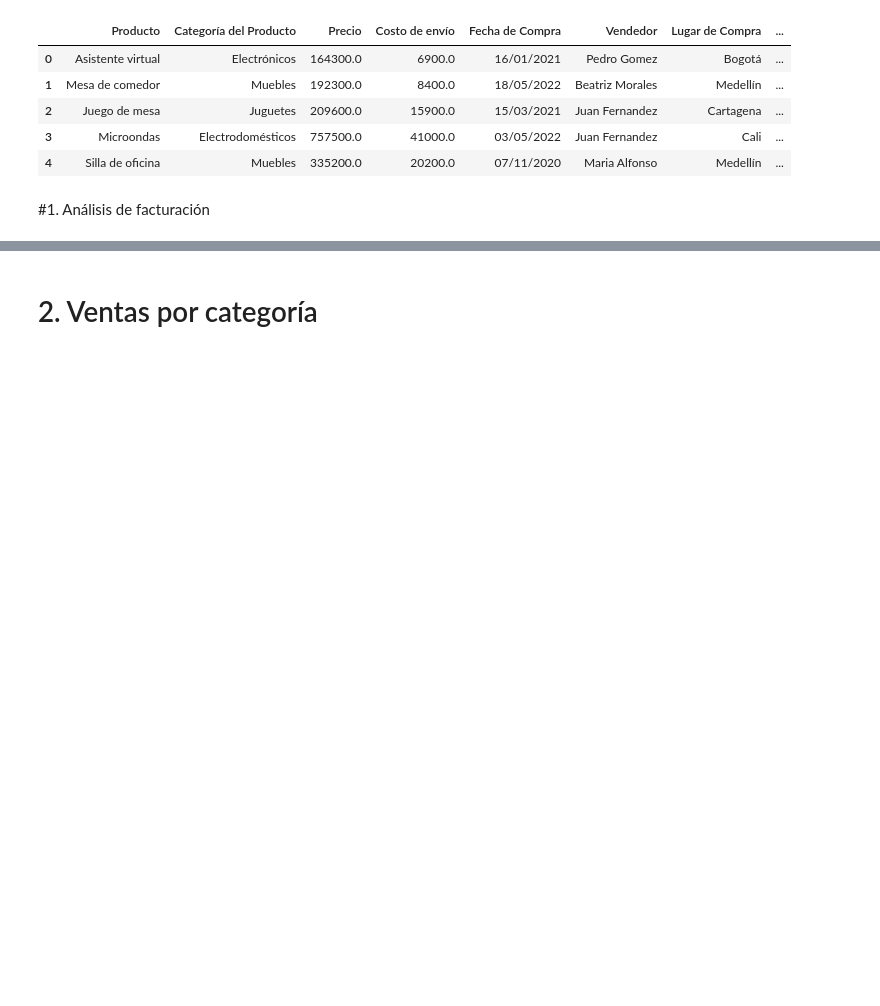
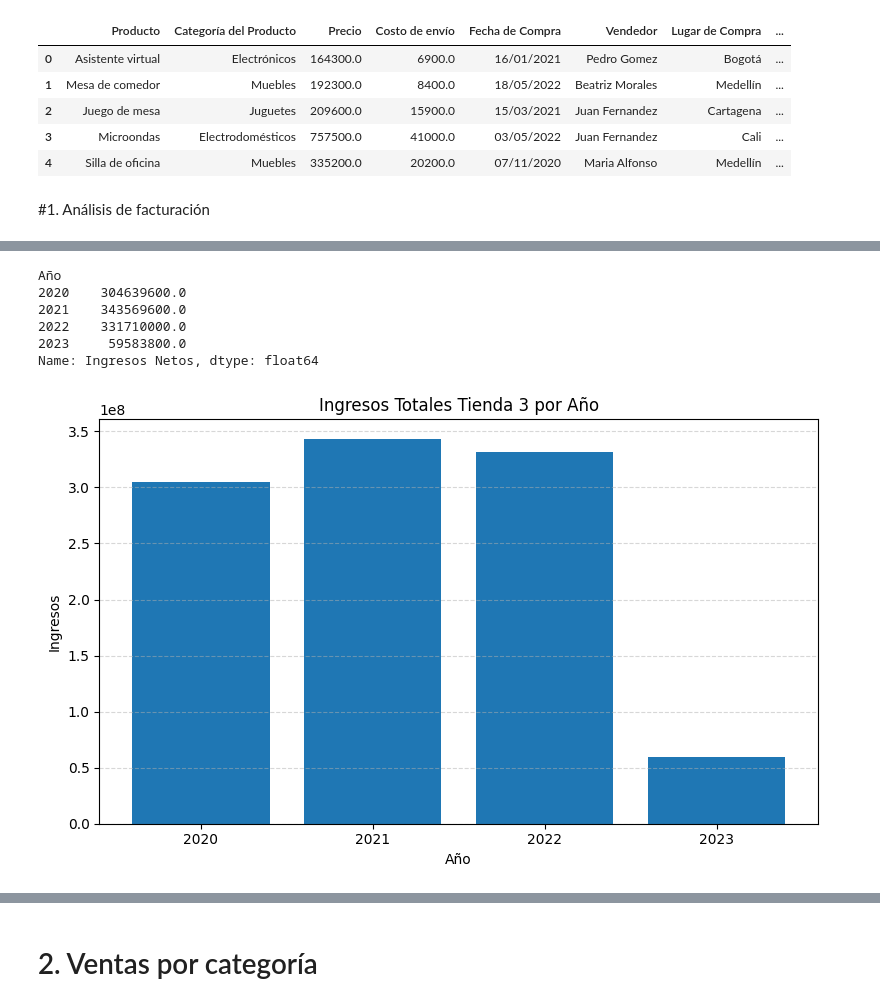
Before and after one commit to marsavil/challenge_1_ONE, a Jupyter notebook: AluraStoreLatam.ipynb, the cells around one changed output, grey strips where cells are left out. Cells and saved outputs as stored; diff of their text form; code cells hidden in the pictures; blank space fills up the shorter version.

```diff
--- a/AluraStoreLatam.ipynb
+++ b/AluraStoreLatam.ipynb
@@ -27,0 +156,27 @@ tienda
+# %%
+tienda3['Fecha de Compra'] = pd.to_datetime(tienda3['Fecha de Compra'], errors='coerce')
+tienda3['Año'] = tienda3['Fecha de Compra'].dt.year
+tienda3['Ingresos Netos'] = tienda3['Precio'] - tienda3['Costo de envío']
+ingresos_por_año_tienda_3 = tienda3.groupby('Año')['Ingresos Netos'].sum()
+ingresos_por_año_tienda_3.index = ingresos_por_año_tienda_3.index.astype(str)
+print(ingresos_por_año_tienda_3)
+
+año = tienda3['Año'].unique()
+ingresos = ingresos_por_año_tienda_3.values
+
+plt.figure(figsize=(8,5))
+plt.bar(ingresos_por_año_tienda_3.index, ingresos_por_año_tienda_3.values)
+plt.title('Ingresos Totales Tienda 3 por Año')
+plt.ylabel('Ingresos')
+plt.xlabel('Año')
+plt.grid(axis='y', linestyle='--', alpha=0.5)
+plt.tight_layout()
+plt.show()
+# %% [output]
+Año
+2020    304639600.0
+2021    343569600.0
+2022    331710000.0
+2023     59583800.0
+Name: Ingresos Netos, dtype: float64
+[figure, added]
```
Also changed, not shown: parts of 11 cells of this notebook.
